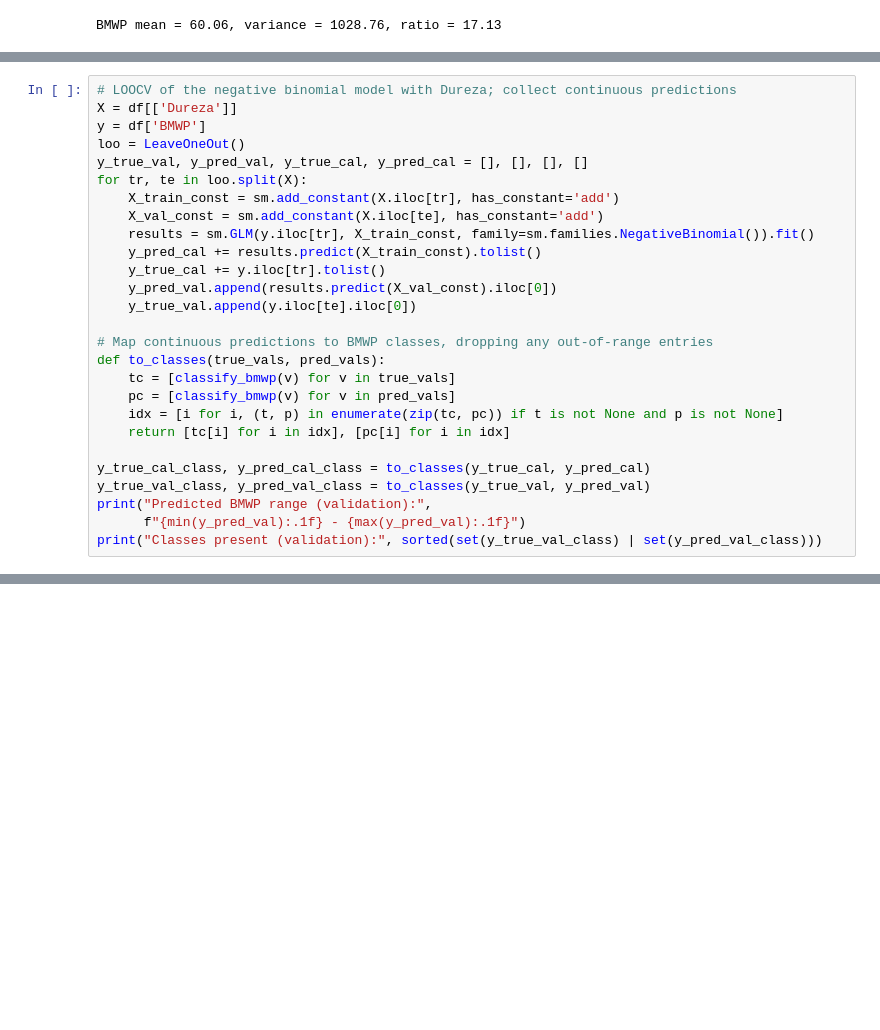
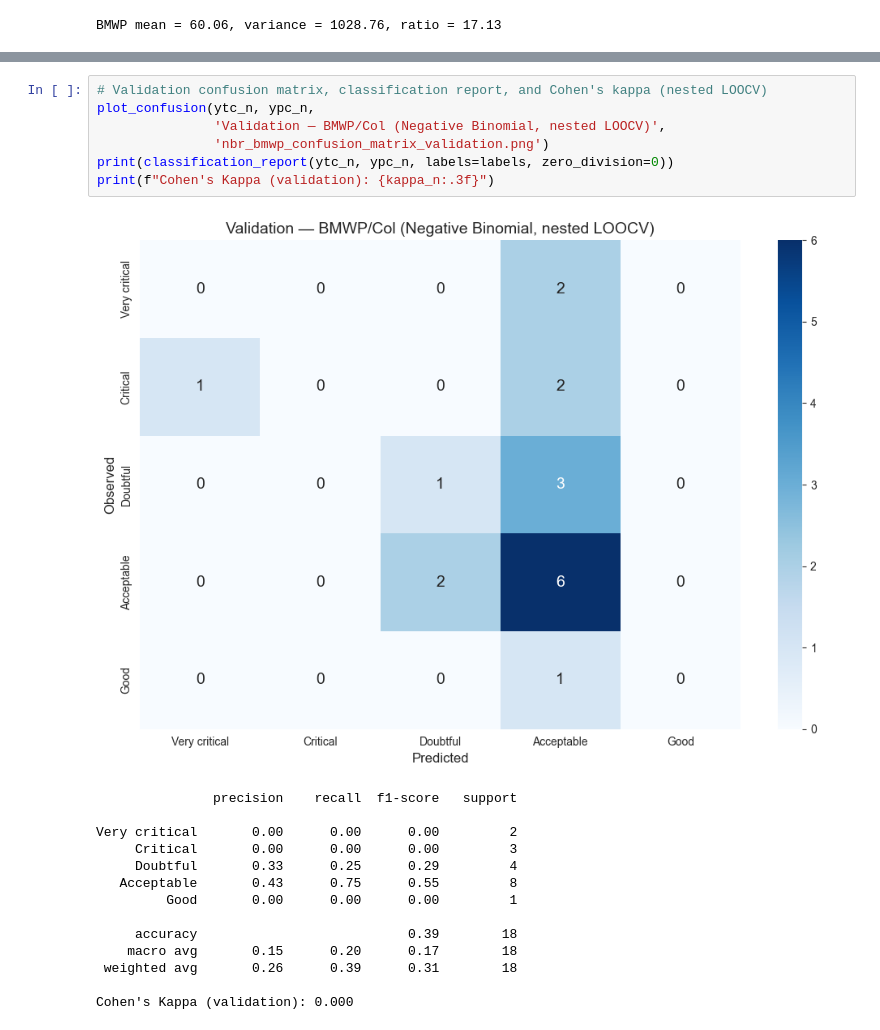
Before and after one commit to saulo1112/cali-river-biomonitoring, a Jupyter notebook: notebooks/04_negative_binomial/04_negative_binomial_regression.ipynb, the cells around one changed output, grey strips where cells are left out. Cells and saved outputs as stored; diff of their text form; blank space fills up the shorter version.

Commit message:
feat: Final reviewed models

```diff
--- a/notebooks/04_negative_binomial/04_negative_binomial_regression.ipynb
+++ b/notebooks/04_negative_binomial/04_negative_binomial_regression.ipynb
@@ -300,27 +158,0 @@ def plot_confusion(y_true, y_pred, title, filename):
-# %%
-# LOOCV of the negative binomial model with Dureza; collect continuous predictions
-X = df[['Dureza']]
-y = df['BMWP']
-loo = LeaveOneOut()
-y_true_val, y_pred_val, y_true_cal, y_pred_cal = [], [], [], []
-for tr, te in loo.split(X):
-    X_train_const = sm.add_constant(X.iloc[tr], has_constant='add')
-    X_val_const = sm.add_constant(X.iloc[te], has_constant='add')
-    results = sm.GLM(y.iloc[tr], X_train_const, family=sm.families.NegativeBinomial()).fit()
-    y_pred_cal += results.predict(X_train_const).tolist()
-    y_true_cal += y.iloc[tr].tolist()
-    y_pred_val.append(results.predict(X_val_const).iloc[0])
-    y_true_val.append(y.iloc[te].iloc[0])
-
-# Map continuous predictions to BMWP classes, dropping any out-of-range entries
-def to_classes(true_vals, pred_vals):
-    tc = [classify_bmwp(v) for v in true_vals]
-    pc = [classify_bmwp(v) for v in pred_vals]
-    idx = [i for i, (t, p) in enumerate(zip(tc, pc)) if t is not None and p is not None]
-    return [tc[i] for i in idx], [pc[i] for i in idx]
-
-y_true_cal_class, y_pred_cal_class = to_classes(y_true_cal, y_pred_cal)
-y_true_val_class, y_pred_val_class = to_classes(y_true_val, y_pred_val)
-print("Predicted BMWP range (validation):",
-      f"{min(y_pred_val):.1f} - {max(y_pred_val):.1f}")
-print("Classes present (validation):", sorted(set(y_true_val_class) | set(y_pred_val_class)))
@@ -587,0 +402,22 @@ Saved outputs/metrics_nbr_nested_loocv.csv
+# %%
+# Validation confusion matrix, classification report, and Cohen's kappa (nested LOOCV)
+plot_confusion(ytc_n, ypc_n,
+               'Validation — BMWP/Col (Negative Binomial, nested LOOCV)',
+               'nbr_bmwp_confusion_matrix_validation.png')
+print(classification_report(ytc_n, ypc_n, labels=labels, zero_division=0))
+print(f"Cohen's Kappa (validation): {kappa_n:.3f}")
+# %% [output]
+[figure, added]
+               precision    recall  f1-score   support
+
+Very critical       0.00      0.00      0.00         2
+     Critical       0.00      0.00      0.00         3
+     Doubtful       0.33      0.25      0.29         4
+   Acceptable       0.43      0.75      0.55         8
+         Good       0.00      0.00      0.00         1
+
+     accuracy                           0.39        18
+    macro avg       0.15      0.20      0.17        18
+ weighted avg       0.26      0.39      0.31        18
+
+Cohen's Kappa (validation): 0.000
```
Also changed, not shown: parts of 37 cells of this notebook, 18 other files.
